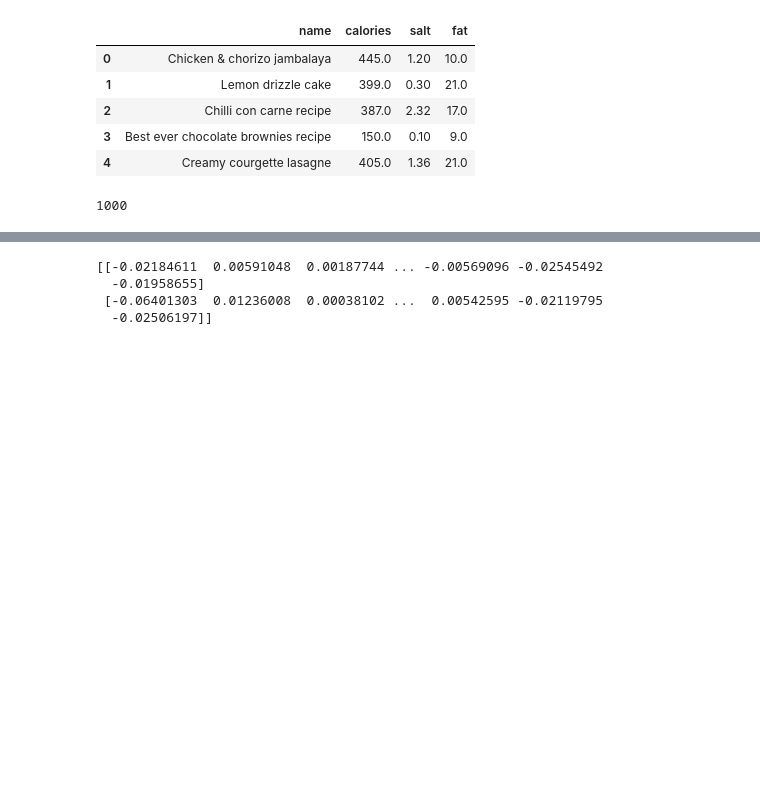
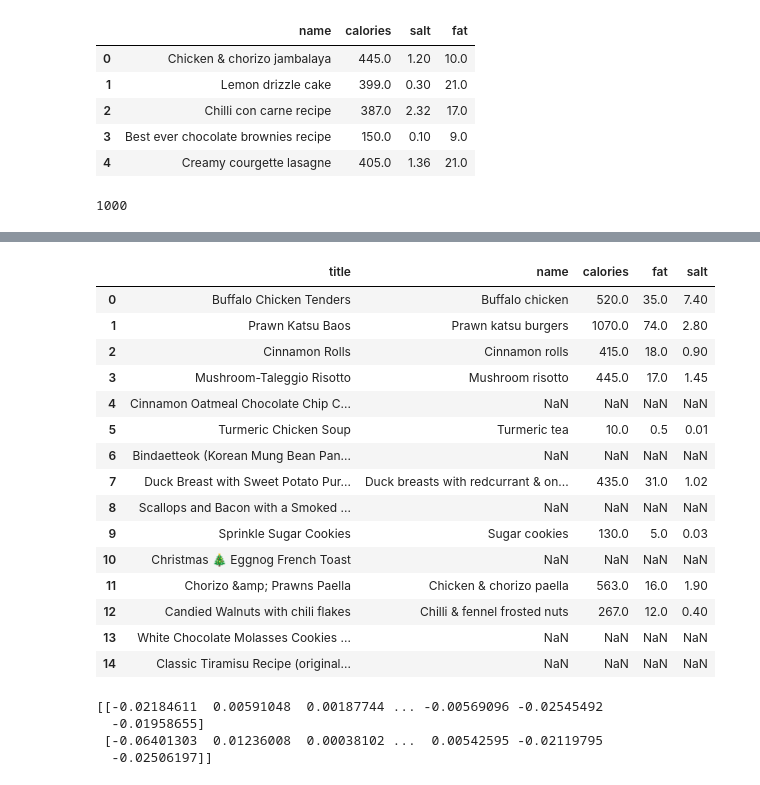
Before and after one commit to lse-ds105/ds105a-project-chadgpt, a Jupyter notebook: notebooks/04 Tests for Cosine Similarity.ipynb, the cells around one changed output, grey strips where cells are left out. Drawn from its saved outputs; the diff is of its cells as text; code cells hidden in the pictures; blank space fills up the shorter version.

Commit message:
display selected columns TEMP

```diff
--- a/notebooks/04 Tests for Cosine Similarity.ipynb
+++ b/notebooks/04 Tests for Cosine Similarity.ipynb
@@ -138,6 +138,27 @@ df_reddit_test
 | 12 | 18ecqmn | Candied Walnuts with chili flakes | 85 | 3 | Full recipe: [~https://servedwith... | 1702125402000 | 0.910156 | ... |
 | 13 | 18drpfd | White Chocolate Molasses Cookies ... | 49 | 5 | [Recipe Link](https://www.sarahfr... | 1702056027000 | 0.919922 | ... |
 | 14 | 18c2c0q | Classic Tiramisu Recipe (original... | 38 | 7 | **INGREDIENTS**\n\n* ladyfinger c... | 1701863565000 | 0.899902 | ... |
+# %%
+selected_columns = ['title', 'name', 'calories', 'fat', 'salt']
+df_selected = df_reddit_test[selected_columns]
+df_selected
+# %% [output]
+|  | title | name | calories | fat | salt |
+| 0 | Buffalo Chicken Tenders | Buffalo chicken | 520.0 | 35.0 | 7.40 |
+| 1 | Prawn Katsu Baos | Prawn katsu burgers | 1070.0 | 74.0 | 2.80 |
+| 2 | Cinnamon Rolls | Cinnamon rolls | 415.0 | 18.0 | 0.90 |
+| 3 | Mushroom-Taleggio Risotto | Mushroom risotto | 445.0 | 17.0 | 1.45 |
+| 4 | Cinnamon Oatmeal Chocolate Chip C... | NaN | NaN | NaN | NaN |
+| 5 | Turmeric Chicken Soup | Turmeric tea | 10.0 | 0.5 | 0.01 |
+| 6 | Bindaetteok (Korean Mung Bean Pan... | NaN | NaN | NaN | NaN |
+| 7 | Duck Breast with Sweet Potato Pur... | Duck breasts with redcurrant & on... | 435.0 | 31.0 | 1.02 |
+| 8 | Scallops and Bacon with a Smoked ... | NaN | NaN | NaN | NaN |
+| 9 | Sprinkle Sugar Cookies | Sugar cookies | 130.0 | 5.0 | 0.03 |
+| 10 | Christmas 🎄 Eggnog French Toast | NaN | NaN | NaN | NaN |
+| 11 | Chorizo &amp; Prawns Paella | Chicken & chorizo paella | 563.0 | 16.0 | 1.90 |
+| 12 | Candied Walnuts with chili flakes | Chilli & fennel frosted nuts | 267.0 | 12.0 | 0.40 |
+| 13 | White Chocolate Molasses Cookies ... | NaN | NaN | NaN | NaN |
+| 14 | Classic Tiramisu Recipe (original... | NaN | NaN | NaN | NaN |
 # %%
 df_reddit_test.to_csv('../data/merged_data_test.csv', index=False)
 # %%
```
